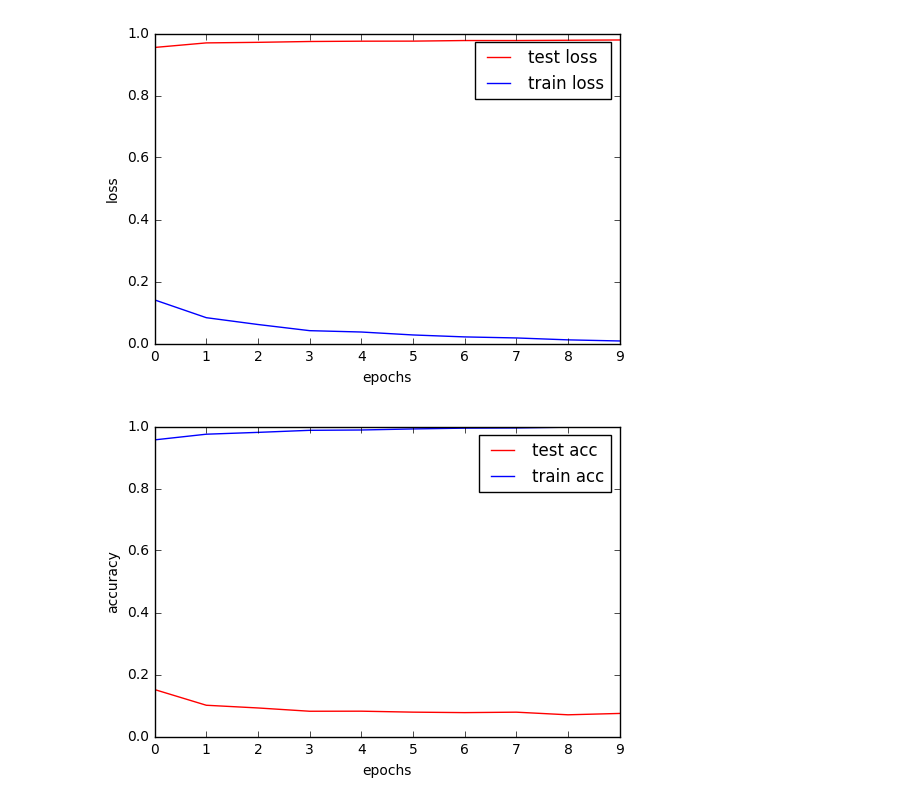
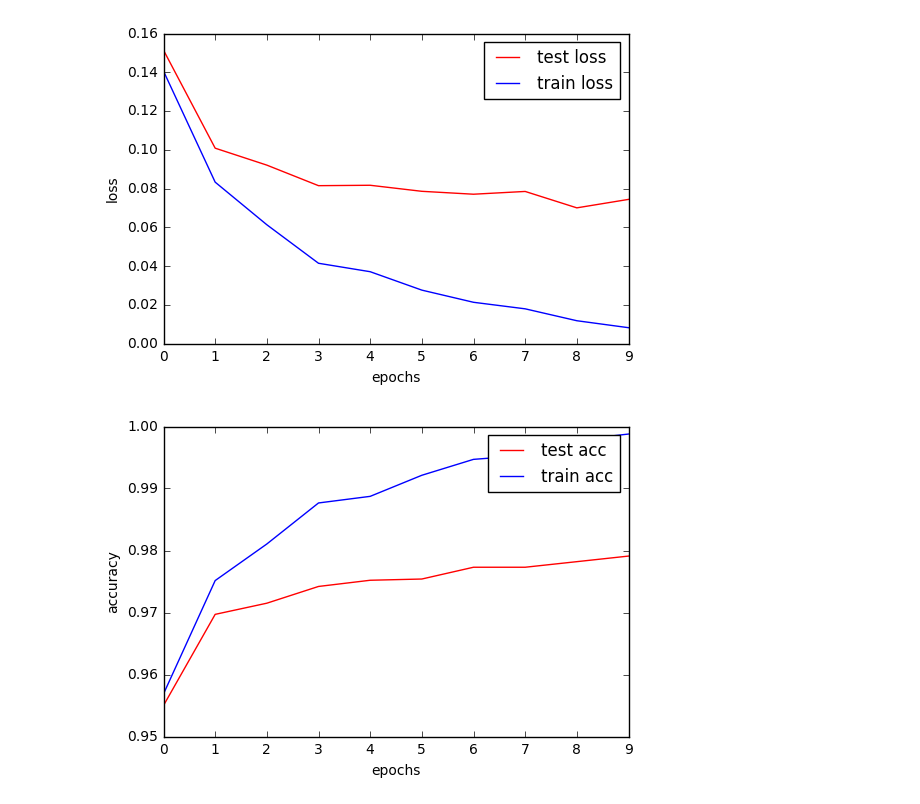
Before and after one commit to harperjiang/TTIC31230, a Jupyter notebook: ps1/PS1.ipynb, the cells around one changed output. Drawn from its saved outputs; the diff is of its cells as text; code cells hidden in the pictures.

```diff
--- a/ps1/PS1.ipynb
+++ b/ps1/PS1.ipynb
@@ -84,8 +84,8 @@ while ep < epoch:
     # evaluate on testset
     avg_acc, avg_loss = eval(v_imgs, v_labels)
     print("test accuracy=%.4f" % avg_acc)
-    test_loss.append(avg_acc)
-    test_acc.append(avg_loss)
+    test_loss.append(avg_loss)
+    test_acc.append(avg_acc)
     stime = time()
     ep += 1
 
@@ -210,8 +210,8 @@ while ep < epoch:
     # evaluate on testset
     avg_acc, avg_loss = eval(v_imgs, v_labels)
     print("test accuracy=%.4f" % avg_acc)
-    test_loss.append(avg_acc)
-    test_acc.append(avg_loss)
+    test_loss.append(avg_loss)
+    test_acc.append(avg_acc)
     stime = time()
     ep += 1
 
@@ -252,6 +252,6 @@ Epoch 9: train loss = 0.0082 [130.384 secs]
 test accuracy=0.9791
-[figure, old version]
+[figure, new version]
-[figure, old version]
+[figure, new version]
 # %%
 # please complete the forward and backward function in Relu class and test it.
 class Relu:
```
Also changed, not shown: parts of 3 cells of this notebook.
